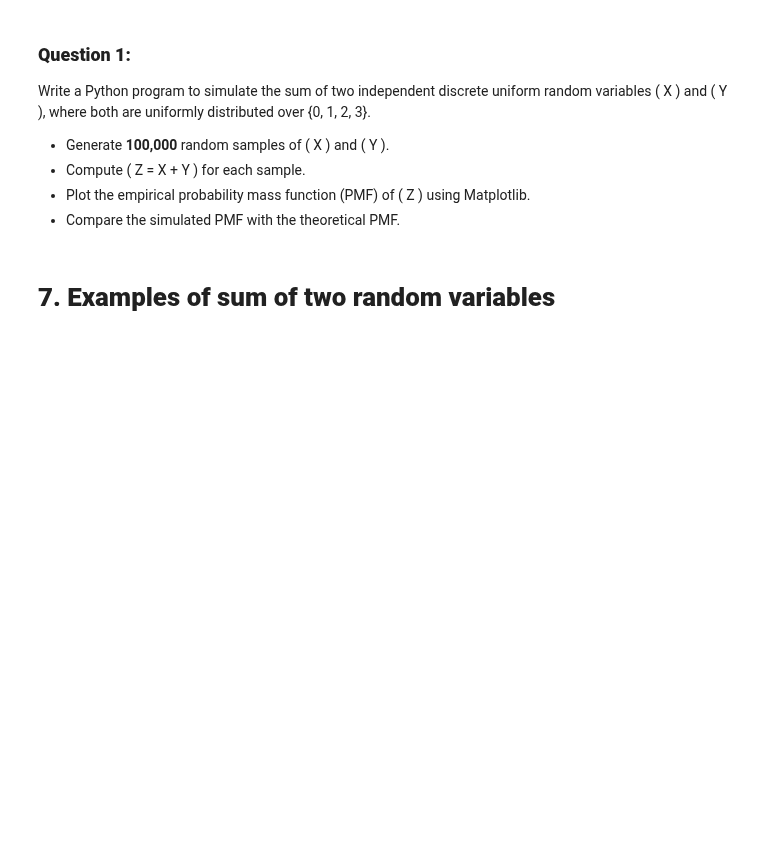
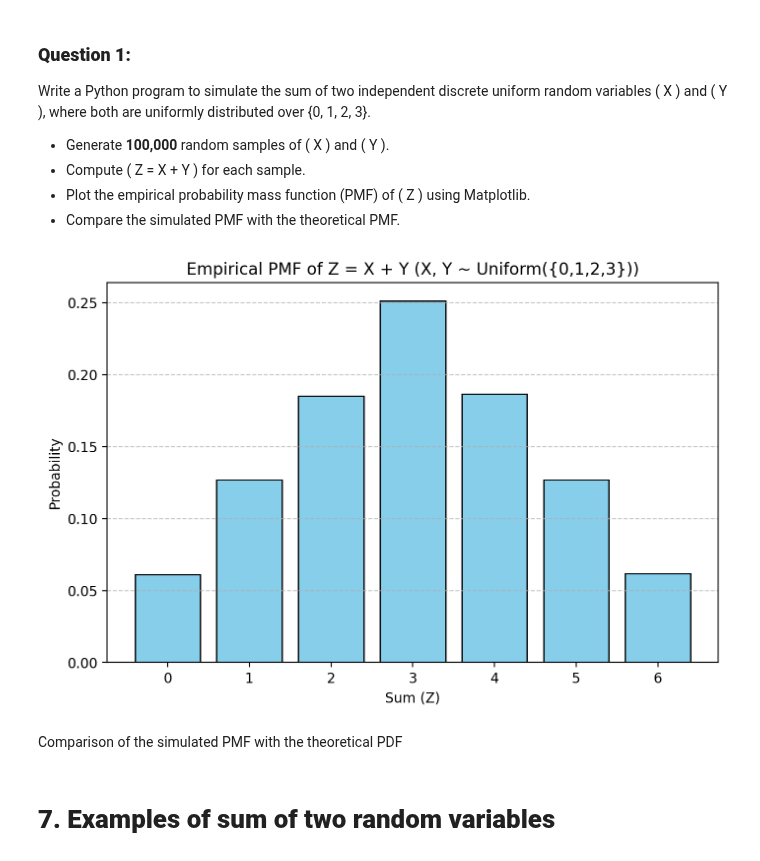
Before and after one commit to PranjalGoyal06/J028-PSDV-Assignment-6, a Jupyter notebook: Final_Lab_Joint_Distributions_Sample_Statistics.ipynb, the cells around one changed output. Saved outputs shown, nothing was run; the diff lists cells and outputs as text; code cells hidden in the pictures; blank space fills up the shorter version.

```diff
--- a/Final_Lab_Joint_Distributions_Sample_Statistics.ipynb
+++ b/Final_Lab_Joint_Distributions_Sample_Statistics.ipynb
@@ -191,6 +276,30 @@ Write a Python program to simulate the sum of two independent discrete uniform r
 - Compute \( Z = X + Y \) for each sample.
 - Plot the empirical probability mass function (PMF) of \( Z \) using Matplotlib.
 - Compare the simulated PMF with the theoretical PMF.
+# %%
+samples = 100000
+
+x_samples = torch.randint(0,4, (samples,))
+y_samples = torch.randint(0,4, (samples,))
+
+z_samples = x_samples + y_samples
+
+values, counts = torch.unique(z_samples, return_counts=True)
+
+pmf = counts / samples
+
+plt.figure(figsize=(8, 5))
+plt.bar(values.tolist(), pmf.tolist(), color='skyblue', edgecolor='black')
+plt.title("Empirical PMF of Z = X + Y (X, Y ~ Uniform({0,1,2,3}))")
+plt.xlabel("Sum (Z)")
+plt.ylabel("Probability")
+plt.xticks(range(0, 7))
+plt.grid(axis='y', linestyle='--', alpha=0.7)
+plt.show()
+# %% [output]
+[figure, added]
+# %% [markdown]
+Comparison of the simulated PMF with the theoretical PDF
 # %% [markdown]
 # **7. Examples of sum of two random variables**
 # %% [markdown]
```
Also changed, not shown: parts of 9 cells of this notebook.
